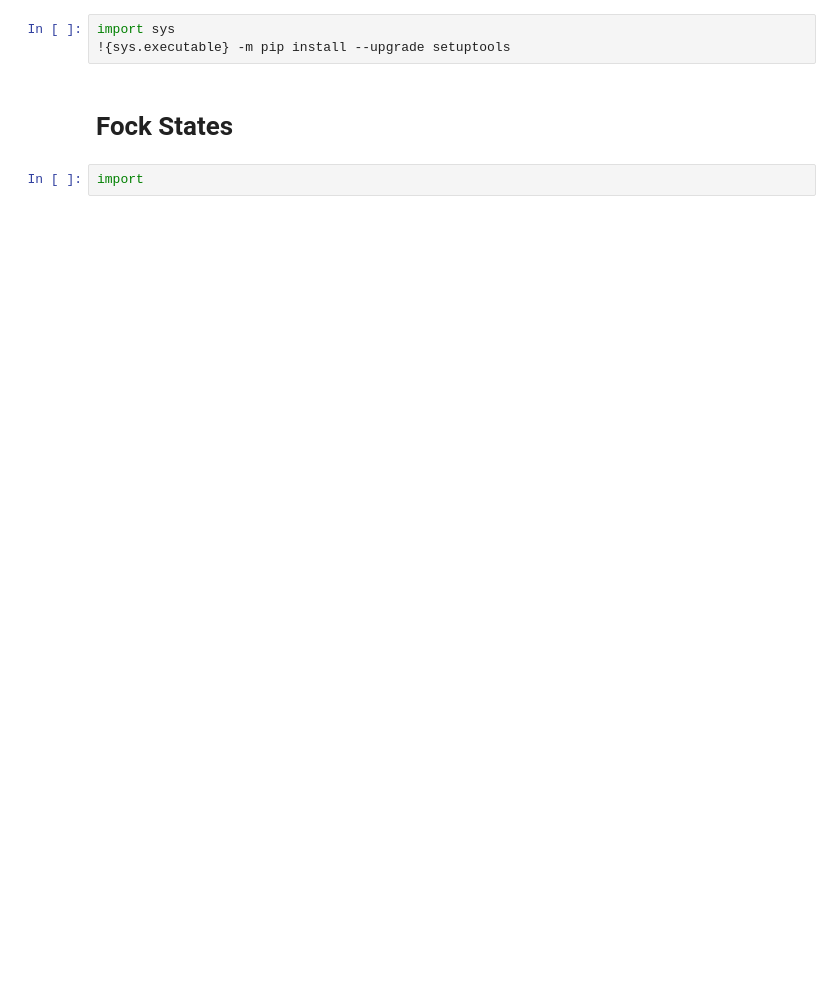
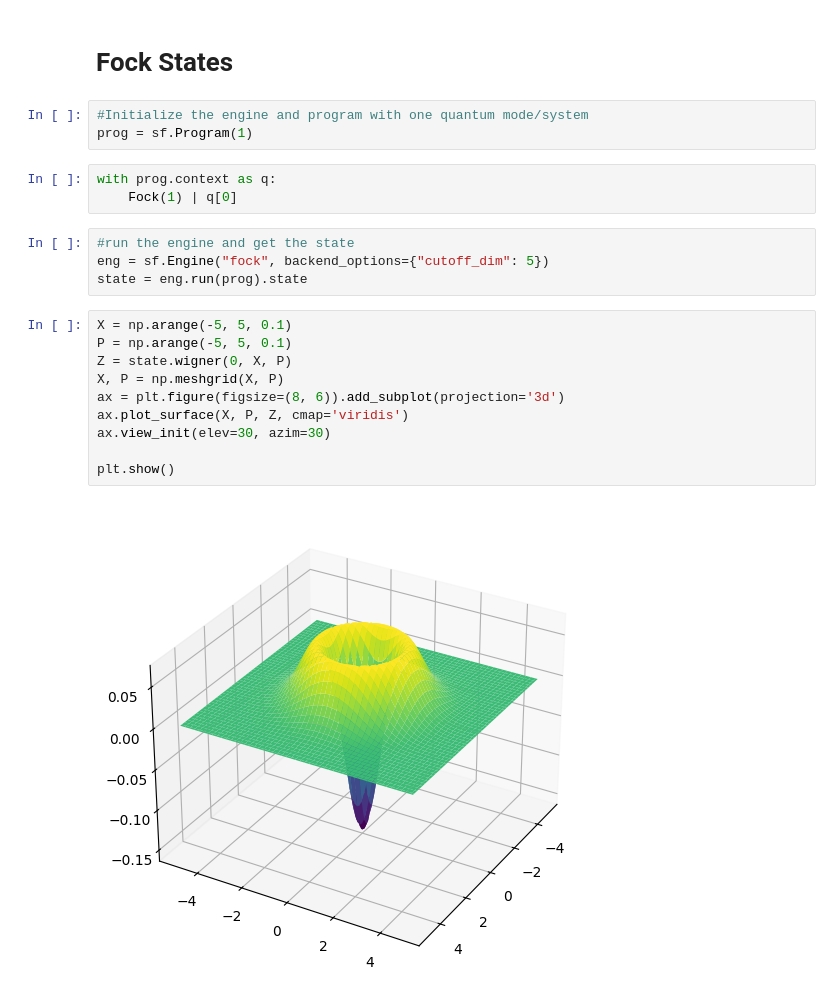
Before and after one commit to KPourgourides/Quantum-Communications-Internship-IRIDA-, a Jupyter notebook: sf_implementations.ipynb, the cells around one changed output. Saved outputs shown, nothing was run; the diff lists cells and outputs as text; blank space fills up the shorter version.

Commit message:
updated the requirements file and made a test with fock states

```diff
--- a/sf_implementations.ipynb
+++ b/sf_implementations.ipynb
@@ -10,7 +8,24 @@ ModuleNotFoundError: No module named 'pkg_resources'
-# %%
-import sys
-!{sys.executable} -m pip install --upgrade setuptools
 # %% [markdown]
 # Fock States
 # %%
-import
+#Initialize the engine and program with one quantum mode/system
+prog = sf.Program(1)
+# %%
+with prog.context as q:
+    Fock(1) | q[0]
+# %%
+#run the engine and get the state
+eng = sf.Engine("fock", backend_options={"cutoff_dim": 5})
+state = eng.run(prog).state
+# %%
+X = np.arange(-5, 5, 0.1)
+P = np.arange(-5, 5, 0.1)
+Z = state.wigner(0, X, P)
+X, P = np.meshgrid(X, P)
+ax = plt.figure(figsize=(8, 6)).add_subplot(projection='3d')
+ax.plot_surface(X, P, Z, cmap='viridis')
+ax.view_init(elev=30, azim=30)
+
+plt.show()
+# %% [output]
+[figure, added]
```
Also changed, not shown: parts of 1 cell of this notebook, 1 other file.
